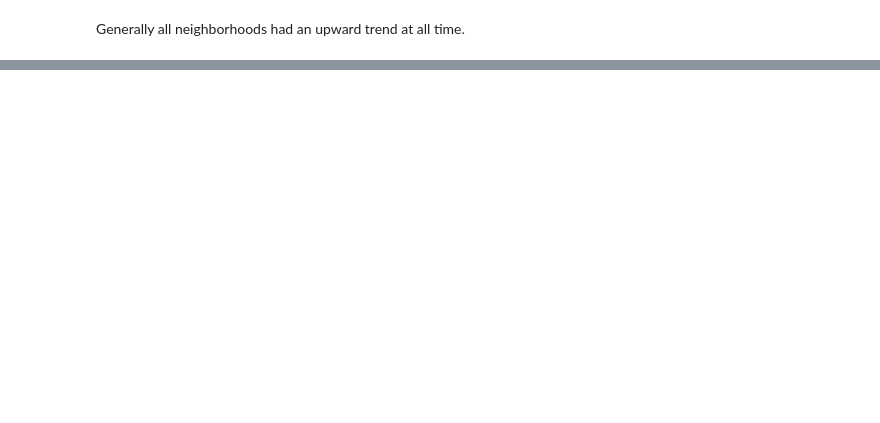
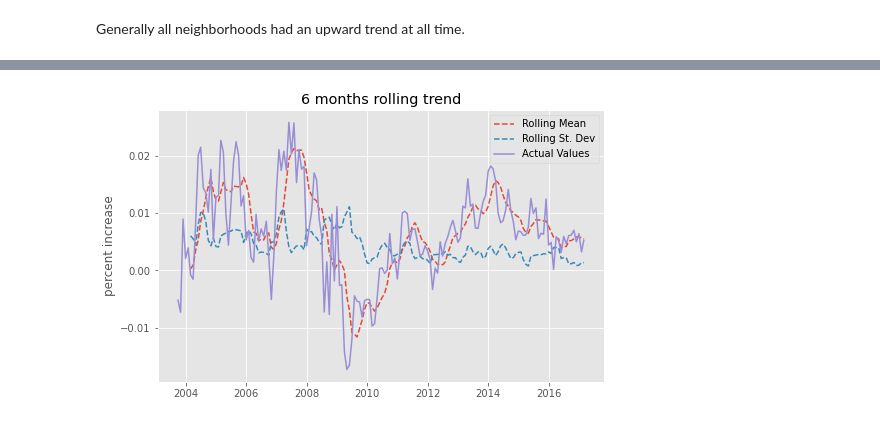
Before and after one commit to stereopickle/real_estate_prediction, a Jupyter notebook: 010.Exploratory_Data_Analysis.ipynb, the cells around one changed output, grey strips where cells are left out. Drawn from its saved outputs; the diff is of its cells as text; code cells hidden in the pictures; blank space fills up the shorter version.

```diff
--- a/010.Exploratory_Data_Analysis.ipynb
+++ b/010.Exploratory_Data_Analysis.ipynb
@@ -182,0 +140,2 @@ Generally all neighborhoods had an upward trend at all time.
+# %%
+trdf_11101 = trdf[11101]
@@ -182,0 +160,4 @@ Generally all neighborhoods had an upward trend at all time.
+# %%
+plot_moving_avg(trdf_11101, 6)
+# %% [output]
+[figure, added]
```
Also changed, not shown: parts of 22 cells of this notebook.
